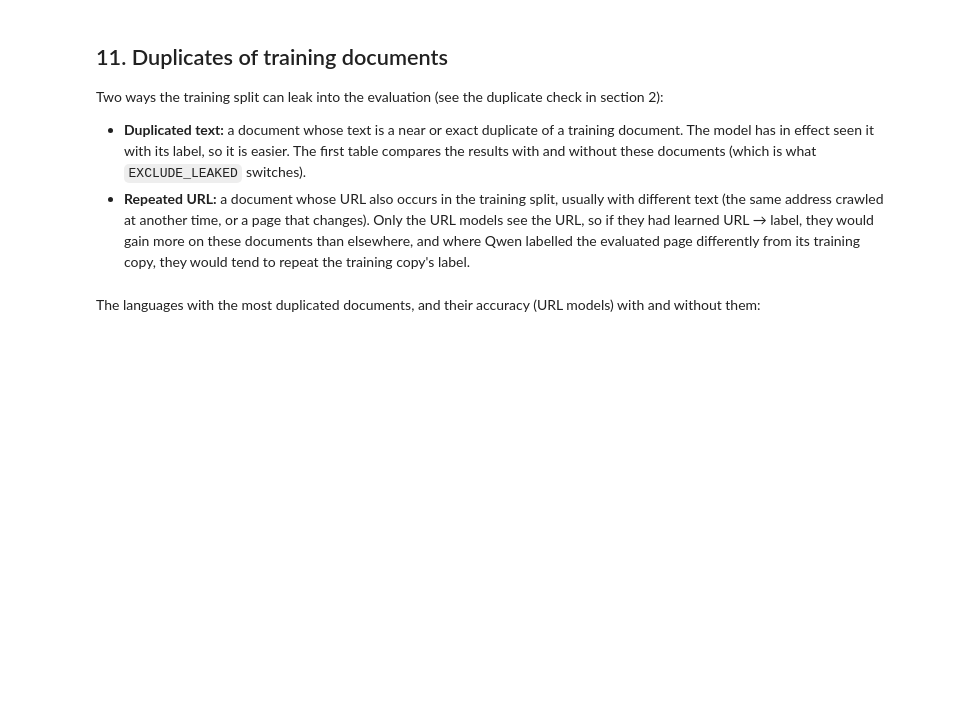
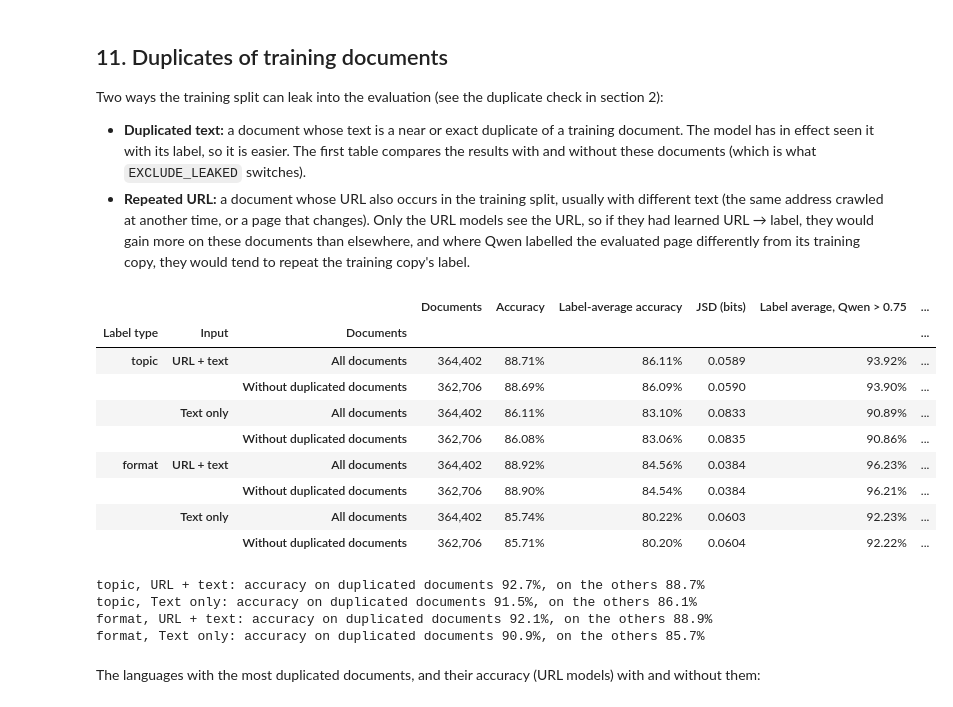
Before and after one commit to TurkuNLP/MultilingualWebOrganizer, a Jupyter notebook: notebooks/classifier_final.ipynb, the cells around one changed output. Drawn from its saved outputs; the diff is of its cells as text; code cells hidden in the pictures; blank space fills up the shorter version.

```diff
--- a/notebooks/classifier_final.ipynb
+++ b/notebooks/classifier_final.ipynb
@@ -1023,5 +1211,5 @@ plt.show()
 # %%
-# Per-label recall on the confident documents (26 labels, all languages), lowest first:
+# Per-label recall on the documents with Qwen > 0.75 (26 labels, all languages), lowest first:
 # which labels pull the worst-label number down.
 for label_type in LABEL_TYPES:
     names, targets = LABELS[label_type], TARGETS[label_type]
@@ -1031,12 +1219,12 @@ for label_type in LABEL_TYPES:
         frame = FRAMES[label_type, variant][confident]
         table[f"Recall, {VARIANT_NAMES[variant]}"] = frame.groupby("target")["correct"].mean()
     table = pd.DataFrame(table)
-    table.insert(0, "Confident documents", FRAMES[label_type, "url"][confident]["target"].value_counts())
+    table.insert(0, "Documents, Qwen > 0.75", FRAMES[label_type, "url"][confident]["target"].value_counts())
     table.index = [names[index] for index in table.index]
     worst = WEBORGANIZER[label_type, "url"][1]
     below = (table[f"Recall, {VARIANT_NAMES['url']}"] < worst).sum()
     display(Markdown(f"**{label_type.capitalize()}:** {below} of {len(table)} labels are below WebOrganizer's worst "
                      f"label ({worst:.1%}) with the URL; the eight lowest:"))
     display(table.sort_values(f"Recall, {VARIANT_NAMES['url']}").head(8).style.format(
-        {"Confident documents": "{:,}", f"Recall, {VARIANT_NAMES['url']}": "{:.1%}",
+        {"Documents, Qwen > 0.75": "{:,}", f"Recall, {VARIANT_NAMES['url']}": "{:.1%}",
          f"Recall, {VARIANT_NAMES['nourl']}": "{:.1%}"}))
@@ -1080,35 +1289,50 @@ section 2):
 # %%
 def scores(frame: pd.DataFrame) -> dict[str, float]:
     confident = frame[frame["target_confidence"] > CONFIDENCE]
     recall = confident.groupby("target")["correct"].mean()
     return {
         "Documents": len(frame),
         "Accuracy": frame["correct"].mean(),
         "Label-average accuracy": frame.groupby("target")["correct"].mean().mean(),
         "JSD (bits)": frame["js"].mean(),
-        "Confident: label average": recall.mean(),
-        "Confident: worst label": recall.min(),
+        "Label average, Qwen > 0.75": recall.mean(),
+        "Worst label, Qwen > 0.75": recall.min(),
     }
 
 
 rows = {}
 for label_type in LABEL_TYPES:
     for variant in VARIANTS:
         frame = FRAMES_ALL[label_type, variant]
         rows[label_type, VARIANT_NAMES[variant], "All documents"] = scores(frame)
         rows[label_type, VARIANT_NAMES[variant], "Without duplicated documents"] = scores(frame[~LEAKED[label_type]])
 leak_table = pd.DataFrame.from_dict(rows, orient="index")
 leak_table.index.names = ["Label type", "Input", "Documents"]
 display(leak_table.style.format({"Documents": "{:,.0f}", "Accuracy": "{:.2%}", "Label-average accuracy": "{:.2%}",
-                                 "JSD (bits)": "{:.4f}", "Confident: label average": "{:.2%}",
-                                 "Confident: worst label": "{:.2%}"}))
+                                 "JSD (bits)": "{:.4f}", "Label average, Qwen > 0.75": "{:.2%}",
+                                 "Worst label, Qwen > 0.75": "{:.2%}"}))
 
 for label_type in LABEL_TYPES:
     for variant in VARIANTS:
         frame = FRAMES_ALL[label_type, variant]
         print(f"{label_type}, {VARIANT_NAMES[variant]}: accuracy on duplicated documents "
               f"{frame.loc[LEAKED[label_type], 'correct'].mean():.1%}, on the others "
               f"{frame.loc[~LEAKED[label_type], 'correct'].mean():.1%}")
+# %% [output]
+|  |  |  | Documents | Accuracy | Label-average accuracy | JSD (bits) | Label average, Qwen > 0.75 | ... |
+| Label type | Input | Documents |  |  |  |  |  | ... |
+| topic | URL + text | All documents | 364,402 | 88.71% | 86.11% | 0.0589 | 93.92% | ... |
+|  |  | Without duplicated documents | 362,706 | 88.69% | 86.09% | 0.0590 | 93.90% | ... |
+|  | Text only | All documents | 364,402 | 86.11% | 83.10% | 0.0833 | 90.89% | ... |
+|  |  | Without duplicated documents | 362,706 | 86.08% | 83.06% | 0.0835 | 90.86% | ... |
+| format | URL + text | All documents | 364,402 | 88.92% | 84.56% | 0.0384 | 96.23% | ... |
+|  |  | Without duplicated documents | 362,706 | 88.90% | 84.54% | 0.0384 | 96.21% | ... |
+|  | Text only | All documents | 364,402 | 85.74% | 80.22% | 0.0603 | 92.23% | ... |
+|  |  | Without duplicated documents | 362,706 | 85.71% | 80.20% | 0.0604 | 92.22% | ... |
+topic, URL + text: accuracy on duplicated documents 92.7%, on the others 88.7%
+topic, Text only: accuracy on duplicated documents 91.5%, on the others 86.1%
+format, URL + text: accuracy on duplicated documents 92.1%, on the others 88.9%
+format, Text only: accuracy on duplicated documents 90.9%, on the others 85.7%
 # %% [markdown]
 The languages with the most duplicated documents, and their accuracy (URL models) with and
 without them:
```
Also changed, not shown: parts of 26 cells of this notebook, 1 other file.
